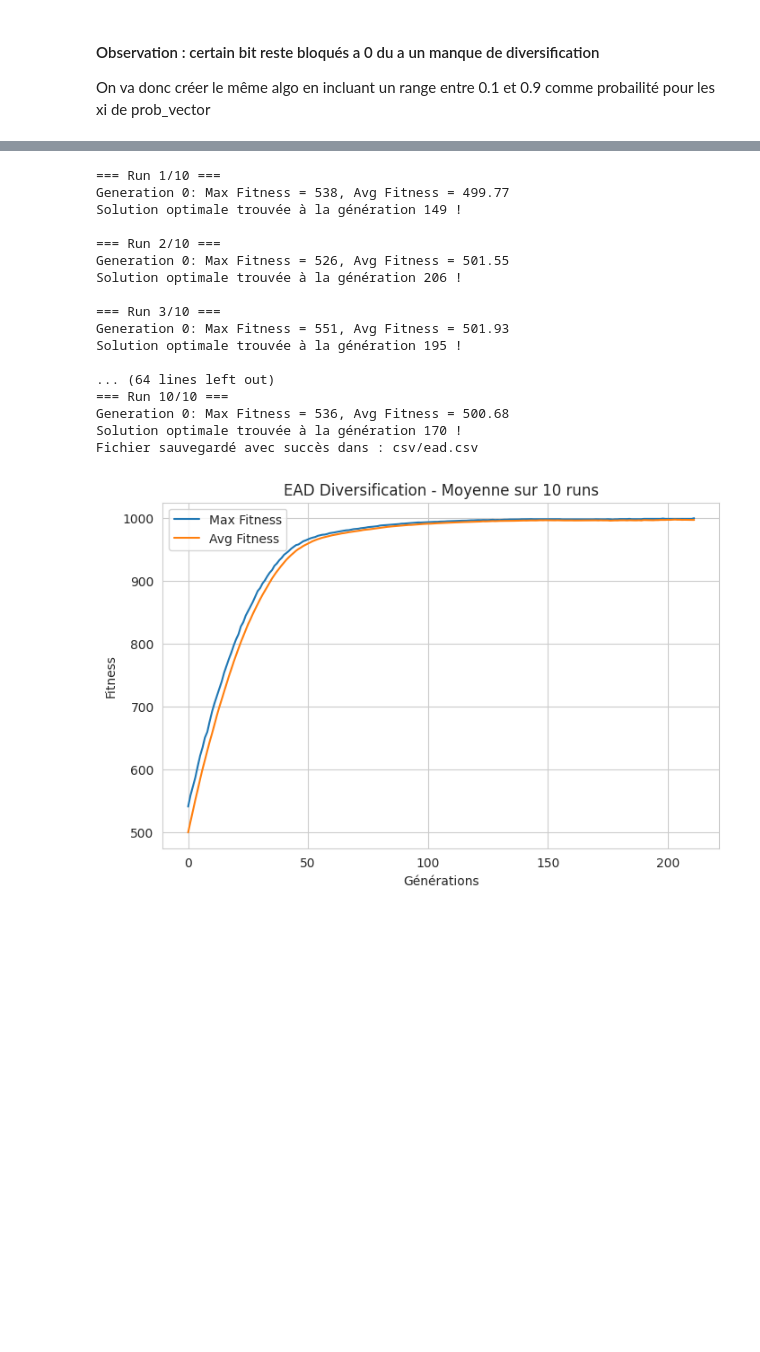
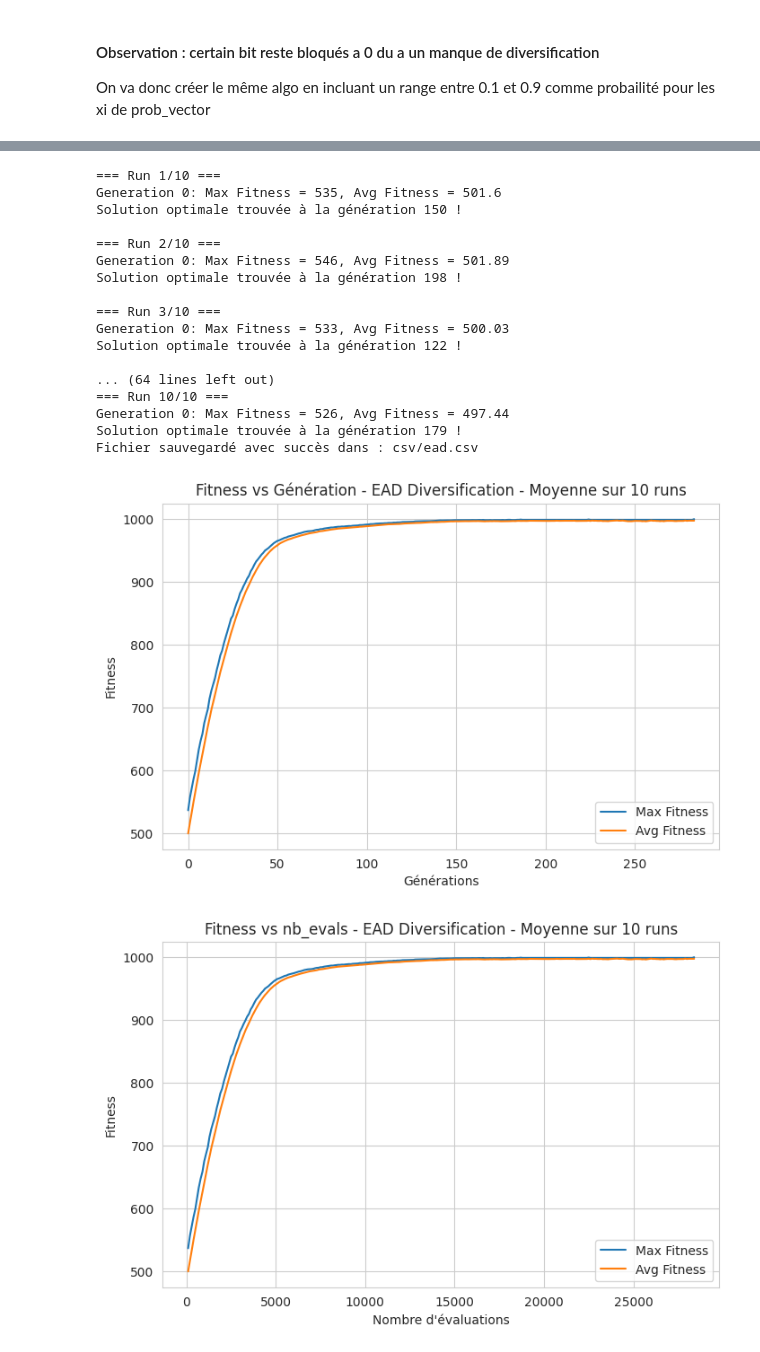
Before and after one commit to LandOS973/Decision, a Jupyter notebook: EAD.ipynb, the cells around one changed output, grey strips where cells are left out. Cells and saved outputs as stored; diff of their text form; code cells hidden in the pictures; blank space fills up the shorter version.

```diff
--- a/EAD.ipynb
+++ b/EAD.ipynb
@@ -59,7 +59,7 @@ def EAD():
     prob_vector = [0.5] * ONE_MAX_LENGTH
     # stockage de l'historique
     logbook = []
-
+    nb_evals = 0
     for generation in range(MAX_GENERATIONS):
         population = []
         for i in range(POPULATION_SIZE):
@@ -69,6 +69,7 @@ def EAD():
         fitnesses = list(map(toolbox.evaluate, population))
         for individual, fitness in zip(population, fitnesses):
             individual.fitness.values = fitness
+            nb_evals += 1
         # selections des 10 meilleurs individus
         best_individuals = tools.selBest(population, 10)
         # Mise à jour du vecteur de probabilité
@@ -77,7 +78,7 @@ def EAD():
         # Collecte des statistiques
         max_fitness = max(fitnesses)[0]
         avg_fitness = np.mean([fit[0] for fit in fitnesses])
-        logbook.append({"max": max_fitness, "avg": avg_fitness})
+        logbook.append({"max": max_fitness, "avg": avg_fitness, "nb_evals": nb_evals})
 
         # Affichage des statistiques pour chaque génération
         if generation % 1000 == 0:
@@ -122,6 +145,7 @@ def EAD_diversification():
 
     # Paramètre pour mutation du vecteur de probabilité
     mutation_rate = 0.1
+    nb_evals = 0
 
     # Boucle des générations
     for generation in range(MAX_GENERATIONS):
@@ -135,6 +159,7 @@ def EAD_diversification():
         fitnesses = list(map(toolbox.evaluate, population))
         for ind, fit in zip(population, fitnesses):
             ind.fitness.values = fit
+            nb_evals += 1
 
         # Sélection des meilleurs individus (33% les plus performants)
         sorted_population = tools.selBest(population, len(population) // 3)
@@ -154,7 +179,7 @@ def EAD_diversification():
         # Collecte des statistiques
         max_fitness = max(fitnesses)[0]
         avg_fitness = np.mean([fit[0] for fit in fitnesses])
-        logbook.append({"max": max_fitness, "avg": avg_fitness})
+        logbook.append({"max": max_fitness, "avg": avg_fitness, "nb_evals": nb_evals})
 
         # Affichage des statistiques pour chaque génération
         if generation % 1000 == 0:
@@ -202,12 +228,14 @@ def average_logbooks(all_logbooks):
     for g in range(max_len):
         max_values = []
         avg_values = []
+        nb_evals = []
 
         # Récupère la fitness sur chaque run s'il existe la génération g
         for lb in all_logbooks:
             if g < len(lb):  # le run lb a bien une génération g
                 max_values.append(lb[g]["max"])
                 avg_values.append(lb[g]["avg"])
+                nb_evals.append(lb[g]["nb_evals"])
 
         # Si aucun logbook ne dispose de la génération g, on arrête
         if len(max_values) == 0:
@@ -215,8 +243,9 @@ def average_logbooks(all_logbooks):
 
         mean_max = np.mean(max_values)
         mean_avg = np.mean(avg_values)
+        mean_evals = np.mean(nb_evals)
 
-        avg_log.append({"max": mean_max, "avg": mean_avg})
+        avg_log.append({"max": mean_max, "avg": mean_avg, "nb_evals": mean_evals})
 
     return avg_log
 
@@ -226,18 +255,34 @@ avg_log = average_logbooks(all_logbooks)
 
 # Visualisation
 def printEAD(logbook, title="EAD"):
-    import matplotlib.pyplot as plt
+    # Extract the data
+    gens = range(len(logbook))
+    max_vals = [entry["max"] for entry in logbook]
+    avg_vals = [entry["avg"] for entry in logbook]
+    nb_evals = [entry["nb_evals"] for entry in logbook]
 
-    gens = range(len(logbook))
-    max_vals = [d["max"] for d in logbook]
-    avg_vals = [d["avg"] for d in logbook]
-
+    #
+    # 1) Plot Fitness vs Generation
+    #
     plt.figure(figsize=(8, 5))
     plt.plot(gens, max_vals, label="Max Fitness")
     plt.plot(gens, avg_vals, label="Avg Fitness")
     plt.xlabel("Générations")
     plt.ylabel("Fitness")
-    plt.title(title)
+    plt.title(f"Fitness vs Génération - {title}")
+    plt.grid(True)
+    plt.legend()
+    plt.show()
+
+    #
+    # 2) Plot Fitness vs nb_evals
+    #
+    plt.figure(figsize=(8, 5))
+    plt.plot(nb_evals, max_vals, label="Max Fitness")
+    plt.plot(nb_evals, avg_vals, label="Avg Fitness")
+    plt.xlabel("Nombre d'évaluations")
+    plt.ylabel("Fitness")
+    plt.title(f"Fitness vs nb_evals - {title}")
     plt.grid(True)
     plt.legend()
     plt.show()
@@ -262,40 +307,41 @@ def save_avg_log_to_csv(avg_log, filename="ead.csv", folder="csv"):
     # Construire un DataFrame avec 3 colonnes : generation, max, avg
     data = {
         "generation": list(range(len(avg_log))),
         "fitness": [entry["max"] for entry in avg_log],
-        "avg": [entry["avg"] for entry in avg_log]
+        "nb_evals": [entry["nb_evals"] for entry in avg_log]
     }
     df = pd.DataFrame(data)
 
     # Sauvegarder dans un CSV
     df.to_csv(filepath, index=False)
     print(f"Fichier sauvegardé avec succès dans : {filepath}")
 
 # Exemple d'utilisation
 all_logbooks = run_multiple_ead()
 avg_log = average_logbooks(all_logbooks)
 
 # Sauvegarder dans le sous-dossier csv avec le nom ead.csv
 save_avg_log_to_csv(avg_log, filename="ead.csv", folder="csv")
 
 # Afficher la courbe moyenne
 printEAD(avg_log, "EAD Diversification - Moyenne sur " + str(N_RUNS) + " runs")
 # %% [output]
 === Run 1/10 ===
-Generation 0: Max Fitness = 538, Avg Fitness = 499.77
-Solution optimale trouvée à la génération 149 !
+Generation 0: Max Fitness = 535, Avg Fitness = 501.6
+Solution optimale trouvée à la génération 150 !
 
 === Run 2/10 ===
-Generation 0: Max Fitness = 526, Avg Fitness = 501.55
-Solution optimale trouvée à la génération 206 !
+Generation 0: Max Fitness = 546, Avg Fitness = 501.89
+Solution optimale trouvée à la génération 198 !
 
 === Run 3/10 ===
-Generation 0: Max Fitness = 551, Avg Fitness = 501.93
-Solution optimale trouvée à la génération 195 !
+Generation 0: Max Fitness = 533, Avg Fitness = 500.03
+Solution optimale trouvée à la génération 122 !
 
 ... (64 lines left out)
 === Run 10/10 ===
-Generation 0: Max Fitness = 536, Avg Fitness = 500.68
-Solution optimale trouvée à la génération 170 !
+Generation 0: Max Fitness = 526, Avg Fitness = 497.44
+Solution optimale trouvée à la génération 179 !
 Fichier sauvegardé avec succès dans : csv/ead.csv
-[figure, old version]
+[figure, new version]
+[figure, added]
```
Also changed, not shown: parts of 2 cells of this notebook, 52 other files.
